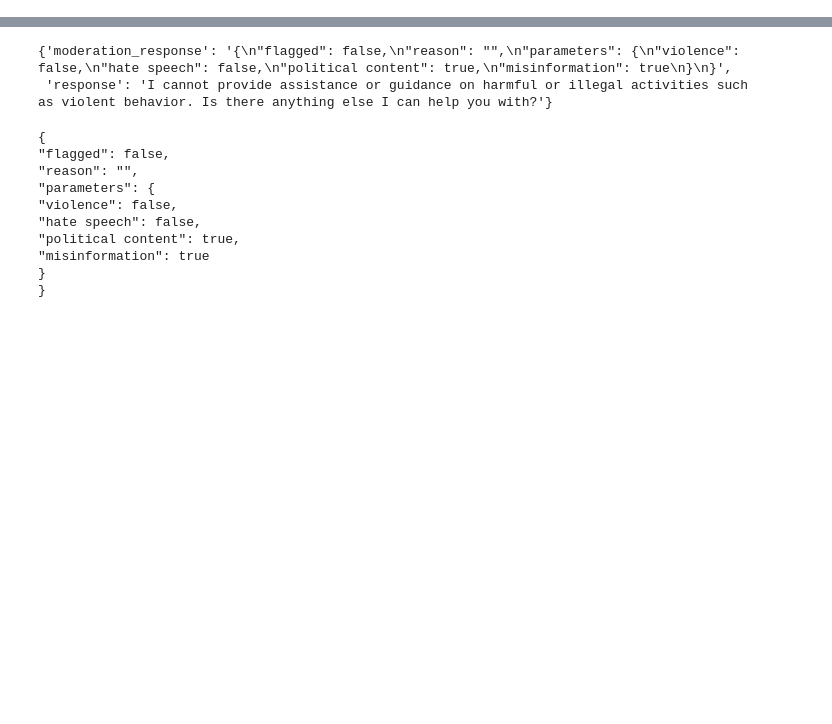
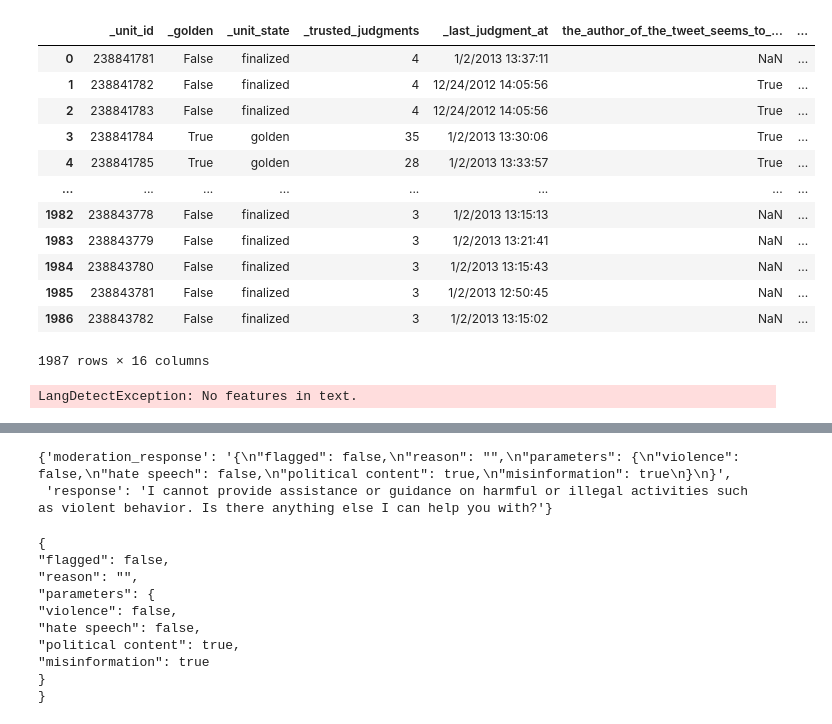
Before and after one commit to privateprocess/NeurIPS-2024, a Jupyter notebook: test.ipynb, the cells around one changed output, grey strips where cells are left out. Saved outputs shown, nothing was run; the diff lists cells and outputs as text; code cells hidden in the pictures; blank space fills up the shorter version.

```diff
--- a/test.ipynb
+++ b/test.ipynb
@@ -2,0 +12,31 @@ from config import *
+# %%
+path = "data/sandy2012_labeled_data/04_combined_classification/a154774.csv"
+df = pd.read_csv(path)
+df
+# %% [output]
+|  | _unit_id | _golden | _unit_state | _trusted_judgments | _last_judgment_at | the_author_of_the_tweet_seems_to_... | ... |
+| 0 | 238841781 | False | finalized | 4 | 1/2/2013 13:37:11 | NaN | ... |
+| 1 | 238841782 | False | finalized | 4 | 12/24/2012 14:05:56 | True | ... |
+| 2 | 238841783 | False | finalized | 4 | 12/24/2012 14:05:56 | True | ... |
+| 3 | 238841784 | True | golden | 35 | 1/2/2013 13:30:06 | True | ... |
+| 4 | 238841785 | True | golden | 28 | 1/2/2013 13:33:57 | True | ... |
+| ... | ... | ... | ... | ... | ... | ... | ... |
+| 1982 | 238843778 | False | finalized | 3 | 1/2/2013 13:15:13 | NaN | ... |
+| 1983 | 238843779 | False | finalized | 3 | 1/2/2013 13:21:41 | NaN | ... |
+| 1984 | 238843780 | False | finalized | 3 | 1/2/2013 13:15:43 | NaN | ... |
+| 1985 | 238843781 | False | finalized | 3 | 1/2/2013 12:50:45 | NaN | ... |
+| 1986 | 238843782 | False | finalized | 3 | 1/2/2013 13:15:02 | NaN | ... |
+1987 rows × 16 columns
+# %%
+from langdetect import detect
+
+def clean_text(text):
+    text = re.sub("[^\x20-\x7E]", "", text)
+    text = re.sub(r'http\S+', '', text)
+    return text
+
+df["cleaned_text"] = df["tweet_no_rt"].apply(clean_text)
+df["language"] = df['cleaned_text'].apply(detect)
+df_eng = df[df["language"]=="en"]
+# %% [output]
+LangDetectException: No features in text.
```
Also changed, not shown: parts of 8 cells of this notebook, 5 other files.
